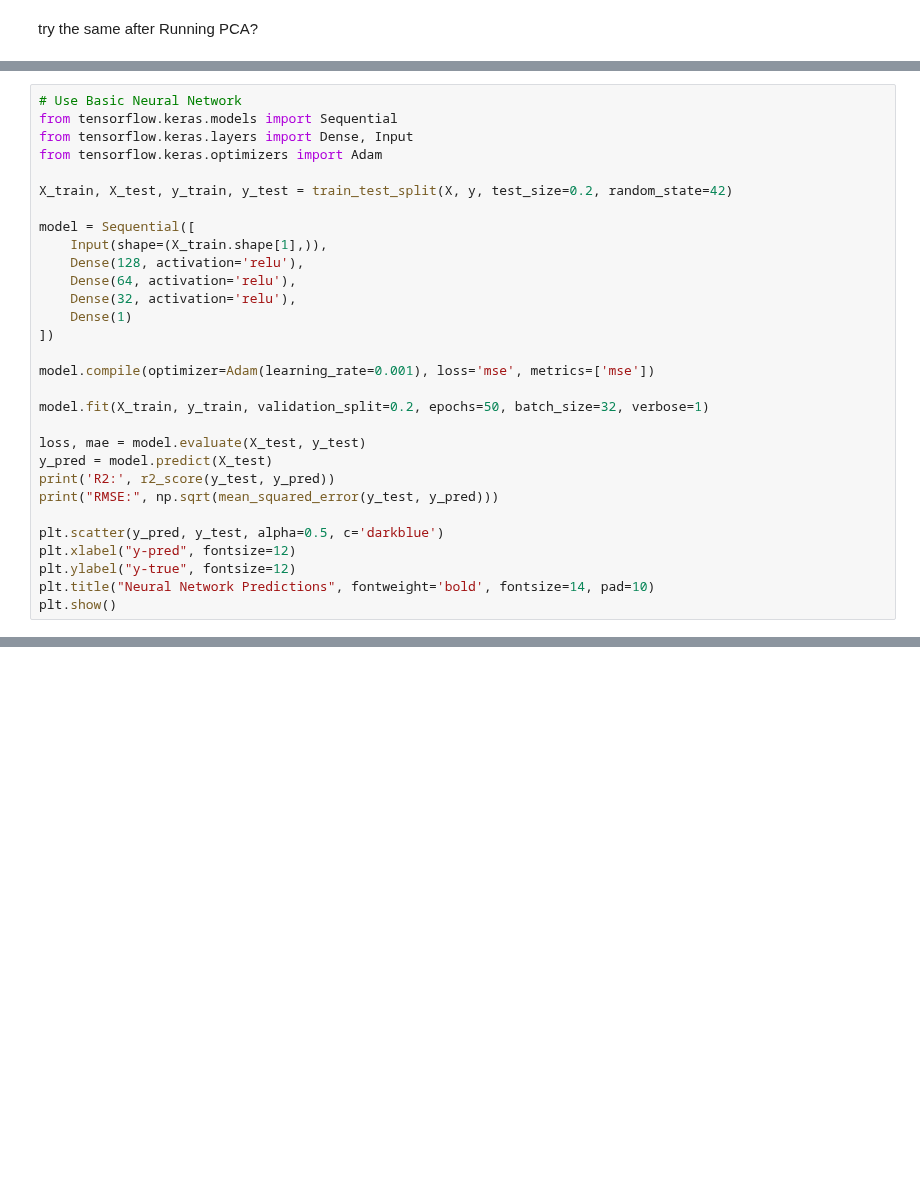
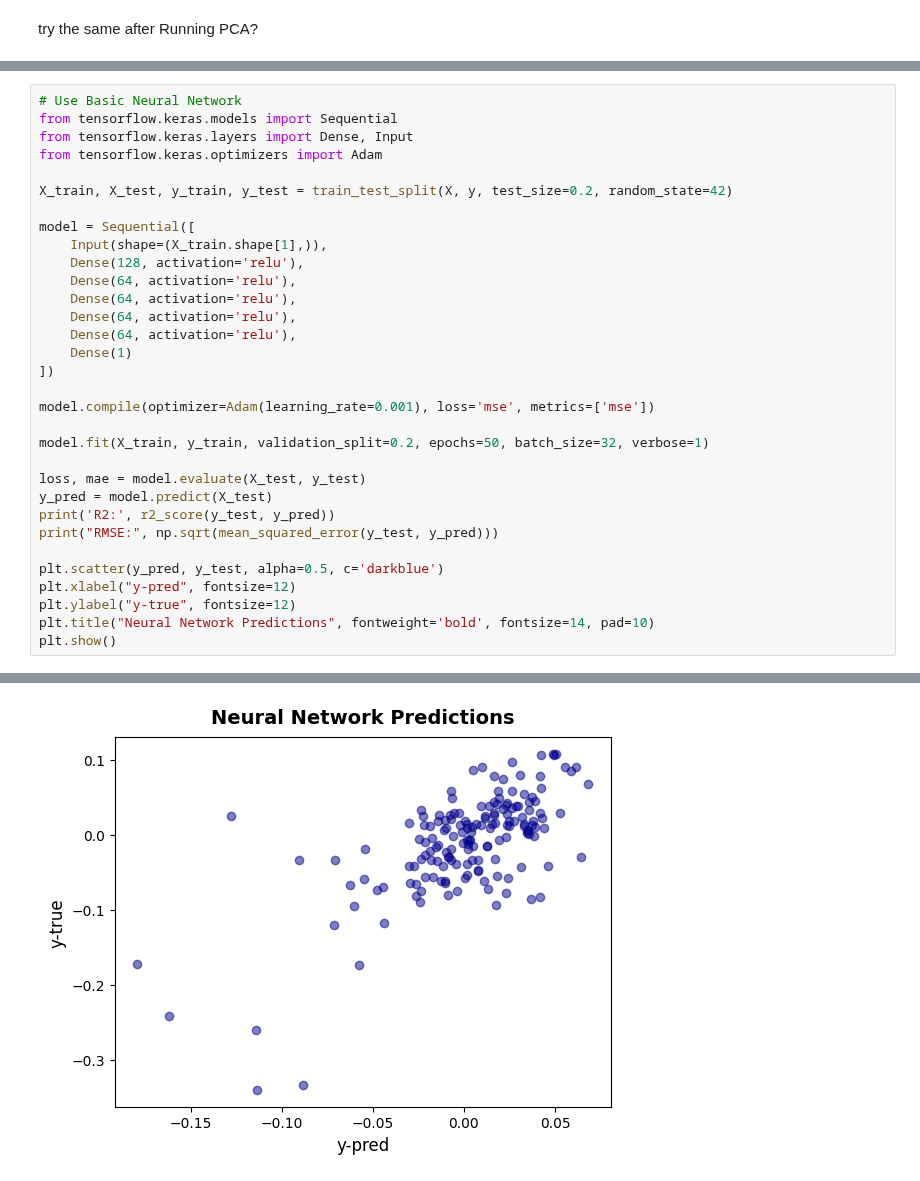
Before and after one commit to egekurt123/yeast_gene_interactions, a Jupyter notebook: Interaction Prediction.ipynb, the cells around one changed output, grey strips where cells are left out. Drawn from its saved outputs; the diff is of its cells as text; blank space fills up the shorter version.

```diff
--- a/Interaction Prediction.ipynb
+++ b/Interaction Prediction.ipynb
@@ -161,7 +161,9 @@ model = Sequential([
     Input(shape=(X_train.shape[1],)),
     Dense(128, activation='relu'),
     Dense(64, activation='relu'),
-    Dense(32, activation='relu'),
+    Dense(64, activation='relu'),
+    Dense(64, activation='relu'),
+    Dense(64, activation='relu'),
     Dense(1)
 ])
 
@@ -183,0 +202 @@ ModuleNotFoundError: No module named 'tensorflow'
+[figure, added]
```
Also changed, not shown: parts of 8 cells of this notebook.
